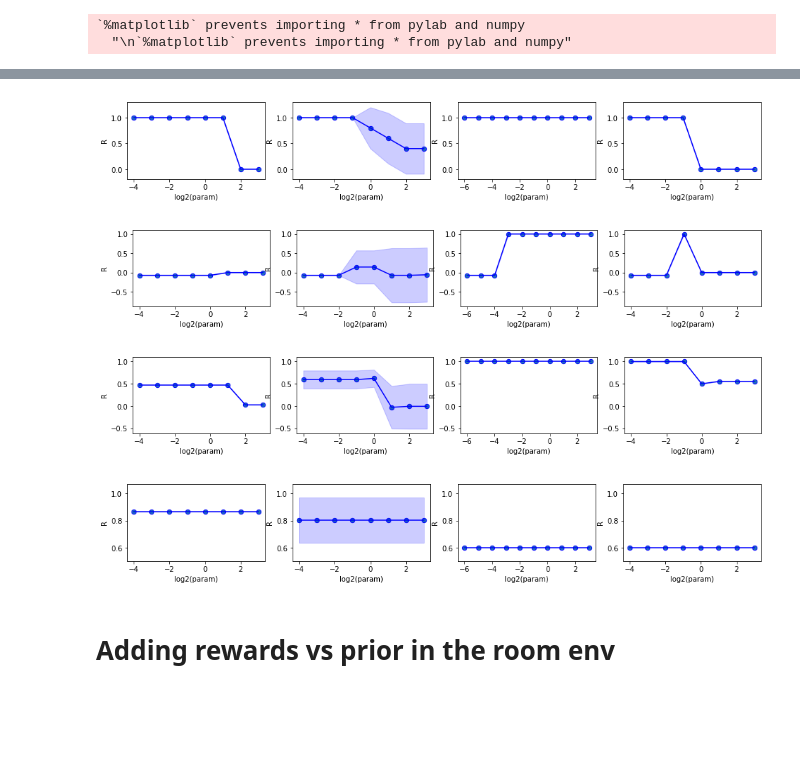
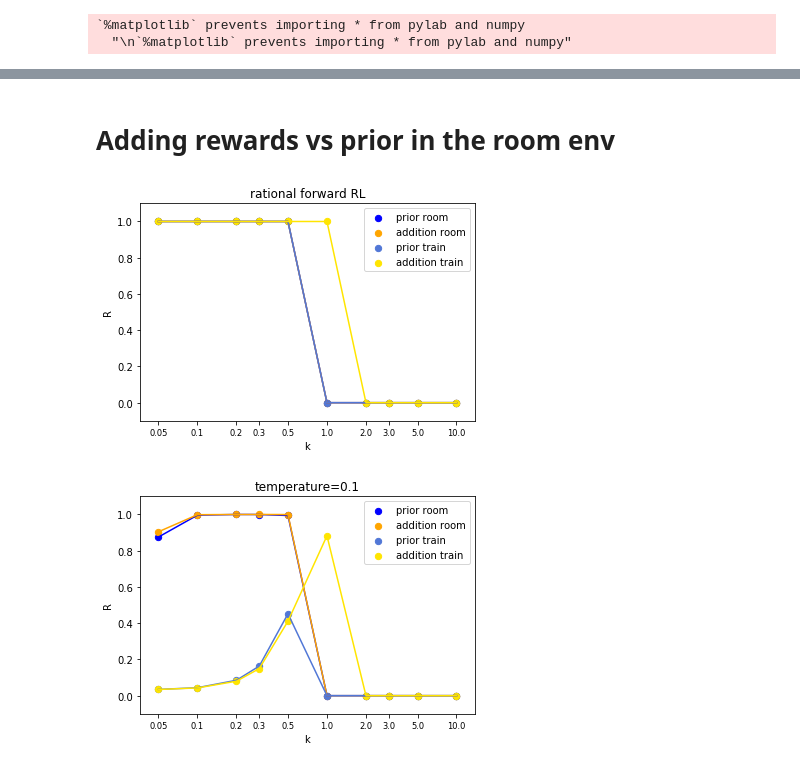
Before and after one commit to krasheninnikov/max-causal-ent-irl, a Jupyter notebook: tuning-hyperparams.ipynb, the cells around one changed output, grey strips where cells are left out. Saved outputs shown, nothing was run; the diff lists cells and outputs as text; code cells hidden in the pictures; blank space fills up the shorter version.

Commit message:
plots for prior vs addition

```diff
--- a/tuning-hyperparams.ipynb
+++ b/tuning-hyperparams.ipynb
@@ -93,35 +81,22 @@ plot_params_multiple([get_stats("mceirl", "apples", spec= "default"),
-# %%
-plot_params_multiple([get_stats("mceirl", "room", "default", "add_rewards", "w"),
-                      get_stats("sampling", "room", "default", "add_rewards", "w"),
-                      get_stats("reachability", "room", "default", "add_rewards", "w"),
-                      get_stats("deviation", "room", "default", "add_rewards", "w")])
-# %% [output]
-[figure, removed]
-# %%
-plot_params_multiple([get_stats("mceirl", "room", "bad", "add_rewards", "w"),
-                      get_stats("sampling", "room", "bad", "add_rewards", "w"),
-                      get_stats("reachability", "room", "bad", "add_rewards", "w"),
-                      get_stats("deviation", "room", "bad", "add_rewards", "w")])
-# %% [output]
-[figure, removed]
-# %%
-plot_params_multiple([get_stats("mceirl", "train", "default", "add_rewards", "w"),
-                      get_stats("sampling", "train", "default", "add_rewards", "w"),
-                      get_stats("reachability", "train", "default", "add_rewards", "w"),
-                      get_stats("deviation", "train", "default", "add_rewards", "w")])
-# %% [output]
-[figure, removed]
-# %%
-plot_params_multiple([get_stats("mceirl", "apples", "default", "add_rewards", "w"),
-                      get_stats("sampling", "apples", "default", "add_rewards", "w"),
-                      get_stats("reachability", "apples", "default", "add_rewards", "w"),
-                      get_stats("deviation", "apples", "default", "add_rewards", "w")])
-# %% [output]
-[figure, removed]
 # %% [markdown]
 # Adding rewards vs prior in the room env
 # %%
-#plot_params_multiple([get_stats("mceirl", "room", "default", "use_prior", "k"),
-#                      get_stats("sampling", "room", "default", "use_prior", "k")])
-#plot_params_multiple([get_stats("mceirl", "room", "default", "add_rewards", "k",  "./results/use_prior_vs_add_r"),
-#                      get_stats("sampling", "room", "default", "add_rewards", "k",  "./results/use_prior_vs_add_r")])
+# temp=None (rational agent)
+stats_list_per_env_t0 = [[get_stats("mceirl", "room", "default", "use_prior", "k",  "./results/use_prior_vs_add_r"),
+                      get_stats("mceirl", "room", "default", "add_rewards", "k",  "./results/use_prior_vs_add_r"),
+                      get_stats("mceirl", "train", "default", "use_prior", "k",  "./results/use_prior_vs_add_r"),
+                      get_stats("mceirl", "train", "default", "add_rewards", "k",  "./results/use_prior_vs_add_r")]]
+
+plot_params_multiple_one_plot(stats_list_per_env_t0, title="rational forward RL")
+# %% [output]
+[figure, added]
+# %%
+# temp=.1
+stats_list_per_env_t01 = [[get_stats("mceirl", "room", "default", "use_prior", "k",  "./results/use_prior_vs_add_r_t01"),
+                      get_stats("mceirl", "room", "default", "add_rewards", "k",  "./results/use_prior_vs_add_r_t01"),
+                      get_stats("mceirl", "train", "default", "use_prior", "k",  "./results/use_prior_vs_add_r_t01"),
+                      get_stats("mceirl", "train", "default", "add_rewards", "k",  "./results/use_prior_vs_add_r_t01")]]
+
+plot_params_multiple_one_plot(stats_list_per_env_t01, title="temperature=0.1")
+# %% [output]
+[figure, added]
```
Also changed, not shown: parts of 16 cells of this notebook.
